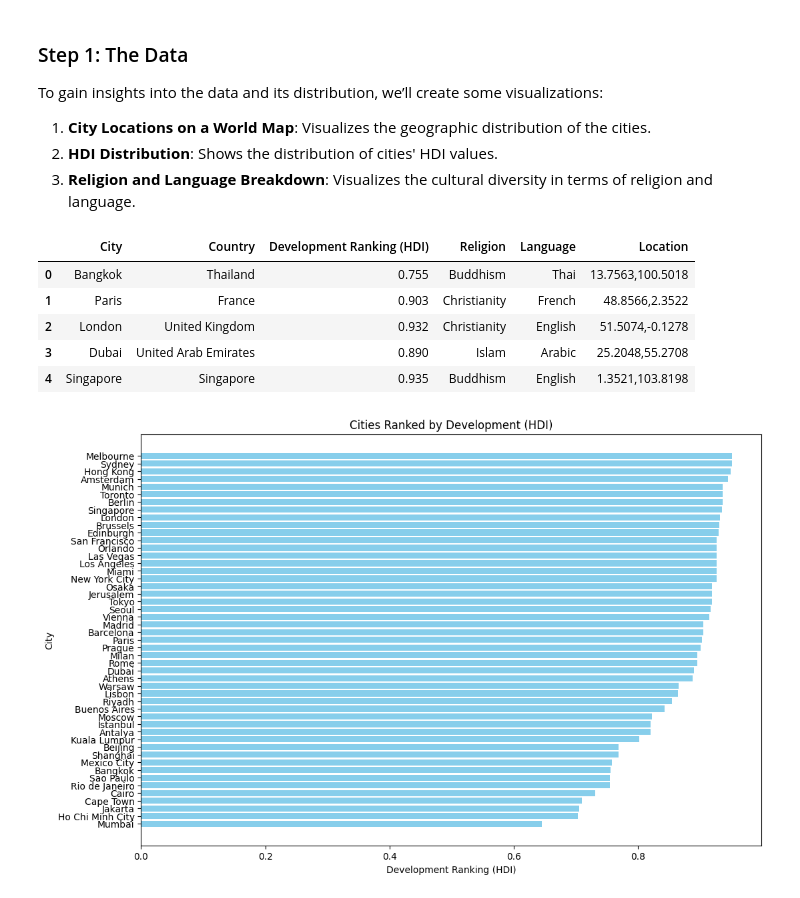
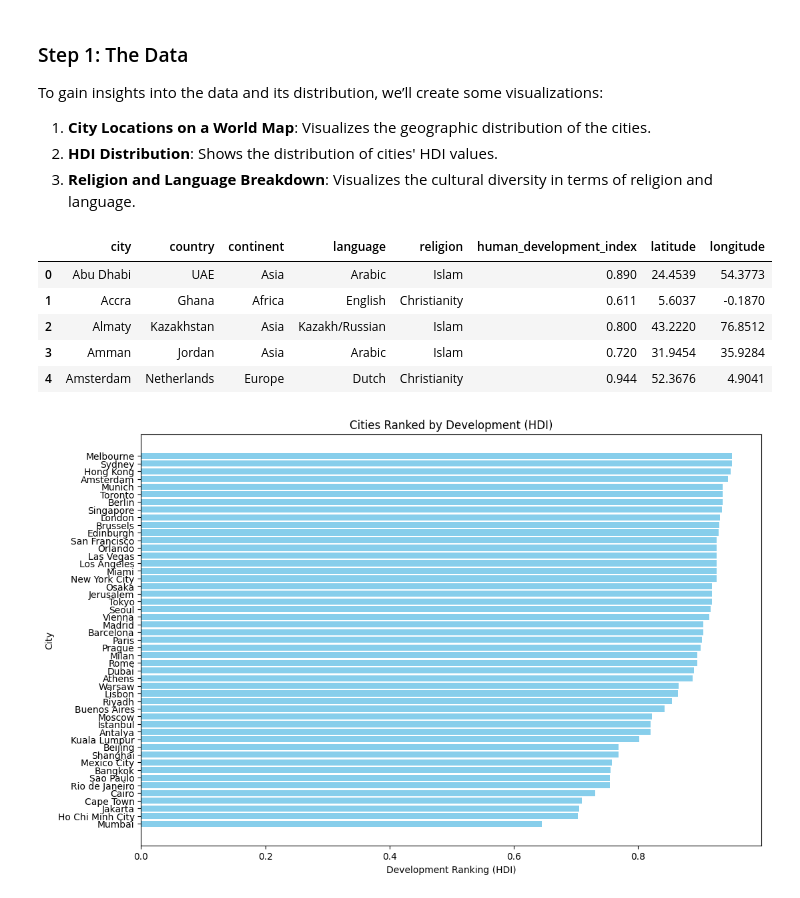
Before and after one commit to tomerud/EstiMate, a Jupyter notebook: cities_jup.ipynb, the cells around one changed output. Drawn from its saved outputs; the diff is of its cells as text; code cells hidden in the pictures.

```diff
--- a/cities_jup.ipynb
+++ b/cities_jup.ipynb
@@ -19,21 +22,21 @@ To gain insights into the data and its distribution, we’ll create some visuali
 # %%
 import pandas as pd
 
 # URL to the CSV file on GitHub (replace with the actual URL to your file)
-url = "https://raw.githubusercontent.com/tomerud/EstiMate/main/51_cities.csv"
+url = "https://raw.githubusercontent.com/tomerud/EstiMate/main/most_touristic_cities.csv"
 
 # Load the data into a DataFrame
 cities_df = pd.read_csv(url)
 
 # Display the first few rows to understand the structure
 cities_df.head()
 # %% [output]
-|  | City | Country | Development Ranking (HDI) | Religion | Language | Location |
-| 0 | Bangkok | Thailand | 0.755 | Buddhism | Thai | 13.7563,100.5018 |
-| 1 | Paris | France | 0.903 | Christianity | French | 48.8566,2.3522 |
-| 2 | London | United Kingdom | 0.932 | Christianity | English | 51.5074,-0.1278 |
-| 3 | Dubai | United Arab Emirates | 0.890 | Islam | Arabic | 25.2048,55.2708 |
-| 4 | Singapore | Singapore | 0.935 | Buddhism | English | 1.3521,103.8198 |
+|  | city | country | continent | language | religion | human_development_index | latitude | longitude |
+| 0 | Abu Dhabi | UAE | Asia | Arabic | Islam | 0.890 | 24.4539 | 54.3773 |
+| 1 | Accra | Ghana | Africa | English | Christianity | 0.611 | 5.6037 | -0.1870 |
+| 2 | Almaty | Kazakhstan | Asia | Kazakh/Russian | Islam | 0.800 | 43.2220 | 76.8512 |
+| 3 | Amman | Jordan | Asia | Arabic | Islam | 0.720 | 31.9454 | 35.9284 |
+| 4 | Amsterdam | Netherlands | Europe | Dutch | Christianity | 0.944 | 52.3676 | 4.9041 |
 # %%
 # Sort cities by Development Ranking (HDI) in descending order
 cities_df_sorted = cities_df.sort_values(by='Development Ranking (HDI)', ascending=False)
```
Also changed, not shown: parts of 1 cell of this notebook.
